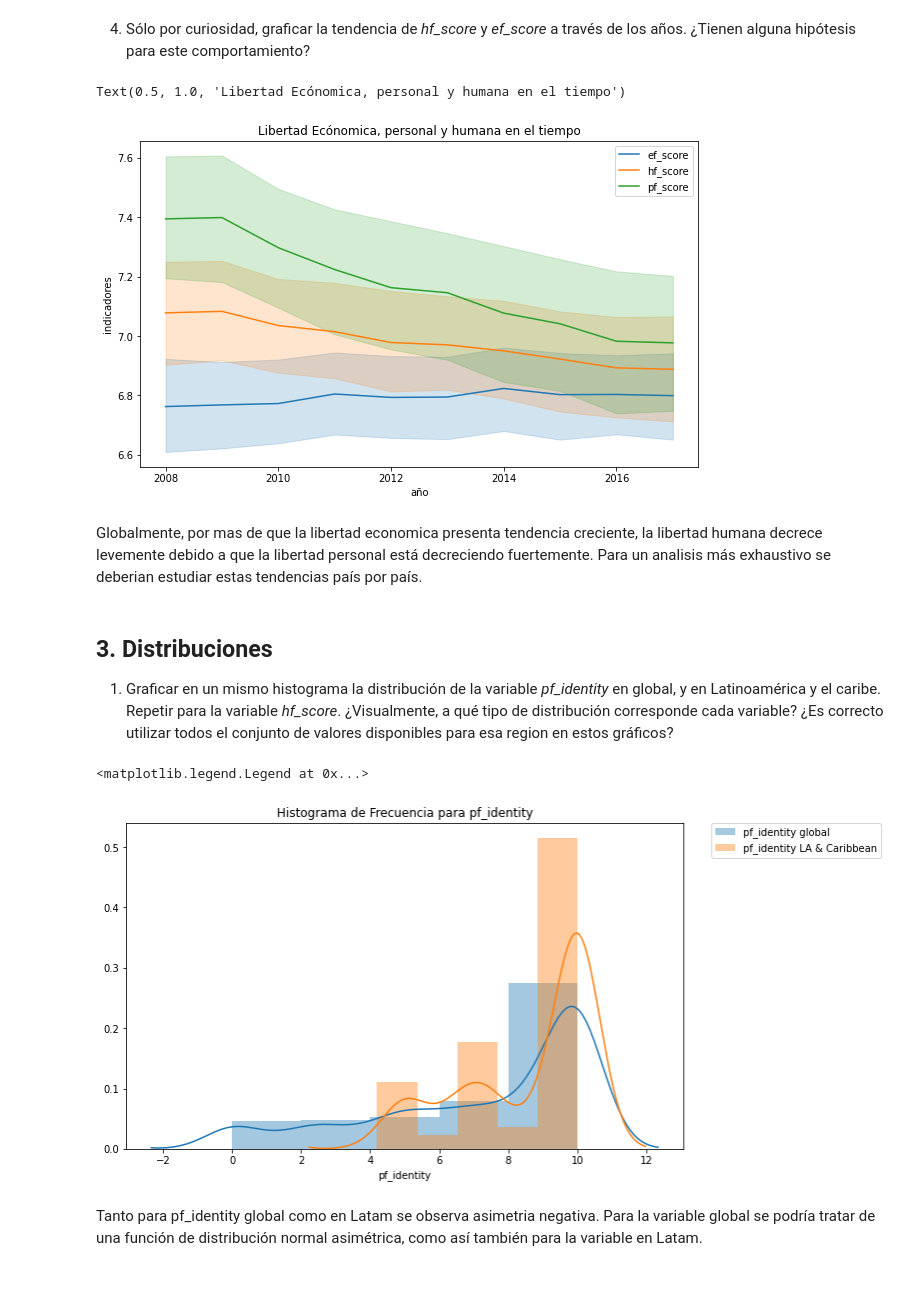
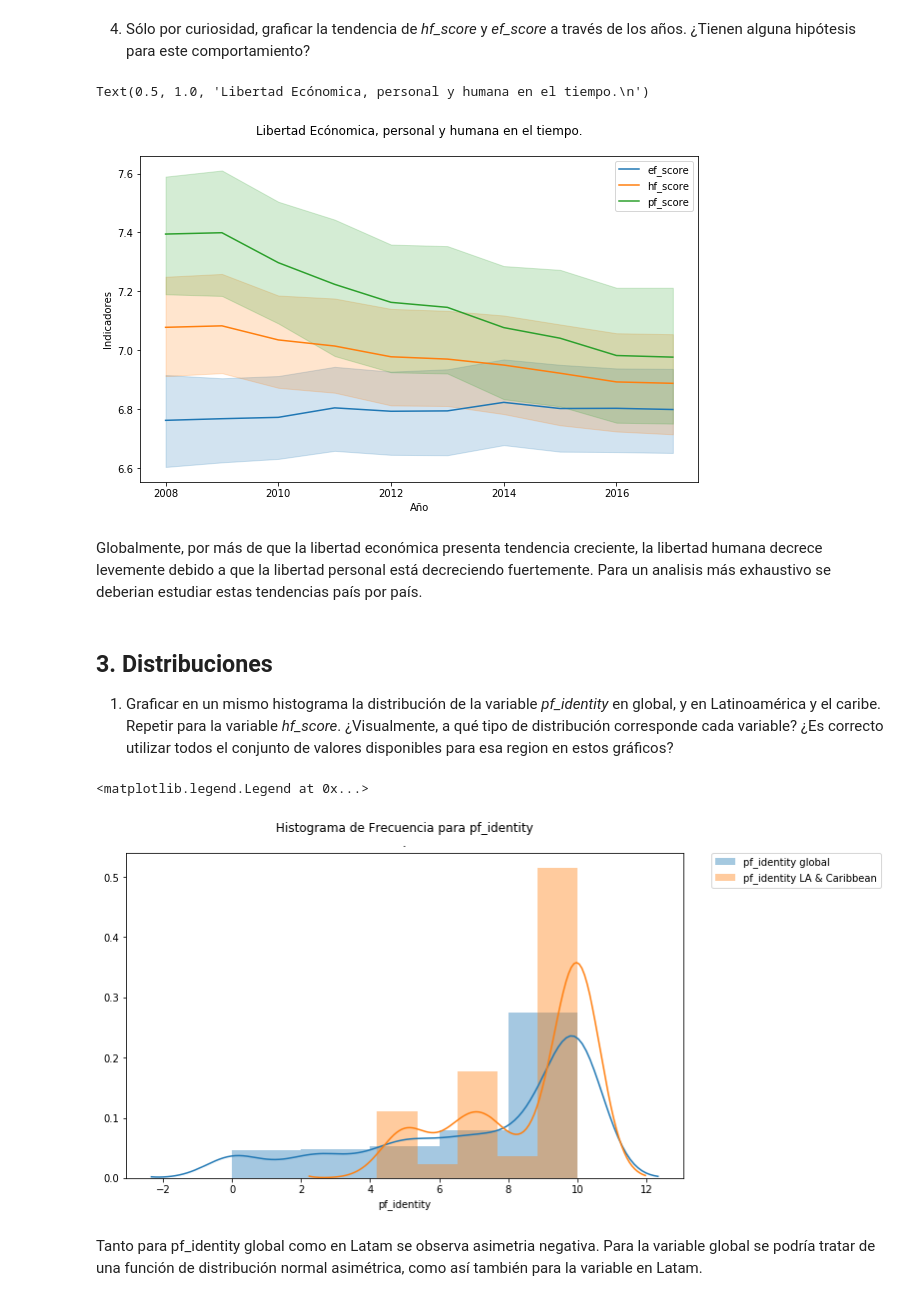
Before and after one commit to gringonivoli/ayv-diplo2020-grupo2, a Jupyter notebook: analisis_visualizacion_datos/practico_grupo_2_ayvd.ipynb, the cells around one changed output. Saved outputs shown, nothing was run; the diff lists cells and outputs as text; code cells hidden in the pictures.

```diff
--- a/analisis_visualizacion_datos/practico_grupo_2_ayvd.ipynb
+++ b/analisis_visualizacion_datos/practico_grupo_2_ayvd.ipynb
@@ -626,18 +723,18 @@ data.groupby("year").mean()["pf_identity"].plot()
 # %%
 plt.figure(figsize=(10,6))
 
 seaborn.lineplot(data=dataset, x="year", y="ef_score", label="ef_score")
 seaborn.lineplot(data=dataset, x="year", y="hf_score", label="hf_score")
 seaborn.lineplot(data=dataset, x="year", y="pf_score", label="pf_score")
 
-plt.xlabel("año")
-plt.ylabel("indicadores")
-plt.title("Libertad Ecónomica, personal y humana en el tiempo")
+plt.xlabel("Año")
+plt.ylabel("Indicadores")
+plt.title("Libertad Ecónomica, personal y humana en el tiempo.\n")
 # %% [output]
-Text(0.5, 1.0, 'Libertad Ecónomica, personal y humana en el tiempo')
+Text(0.5, 1.0, 'Libertad Ecónomica, personal y humana en el tiempo.\n')
-[figure, old version]
+[figure, new version]
 # %% [markdown]
-Globalmente, por mas de que la libertad economica presenta tendencia creciente, la libertad humana decrece levemente debido a que la libertad personal está decreciendo fuertemente. Para un analisis más exhaustivo se deberian estudiar estas tendencias país por país.
+Globalmente, por más de que la libertad económica presenta tendencia creciente, la libertad humana decrece levemente debido a que la libertad personal está decreciendo fuertemente. Para un analisis más exhaustivo se deberian estudiar estas tendencias país por país.
 # %% [markdown]
 ## 3. Distribuciones
   1. Graficar en un mismo histograma la distribución de la variable *pf_identity* en global, y en Latinoamérica y el caribe. Repetir para la variable *hf_score*. ¿Visualmente, a qué tipo de distribución corresponde cada variable? ¿Es correcto utilizar todos el conjunto de valores disponibles para esa region en estos gráficos?
@@ -648,12 +745,12 @@ plt.figure(figsize=(10,6))
 
 seaborn.distplot(dataset.pf_identity, bins=5, label="pf_identity global")
 seaborn.distplot(dataset.pf_identity[dataset.region=="Latin America & the Caribbean"], bins=5, label="pf_identity LA & Caribbean")
-plt.title("Histograma de Frecuencia para pf_identity")
+plt.title("Histograma de Frecuencia para pf_identity\n.")
 plt.legend()
 plt.legend(bbox_to_anchor=(1.05, 1), loc=2, borderaxespad=0.)
 # %% [output]
 <matplotlib.legend.Legend at 0x...>
-[figure, old version]
+[figure, new version]
 # %% [markdown]
 Tanto para pf_identity global como en Latam se observa asimetria negativa.
 Para la variable global se podría tratar de una función de distribución normal asimétrica, como así también para la variable en Latam.
```
Also changed, not shown: parts of 54 cells of this notebook.
